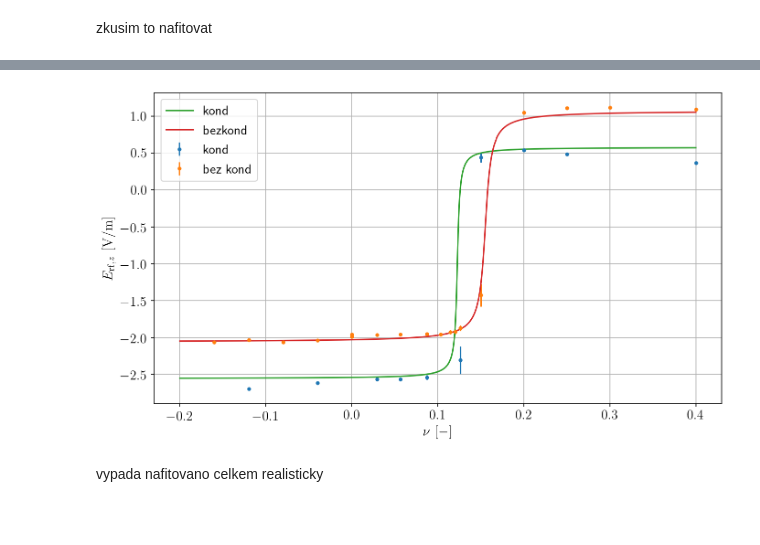
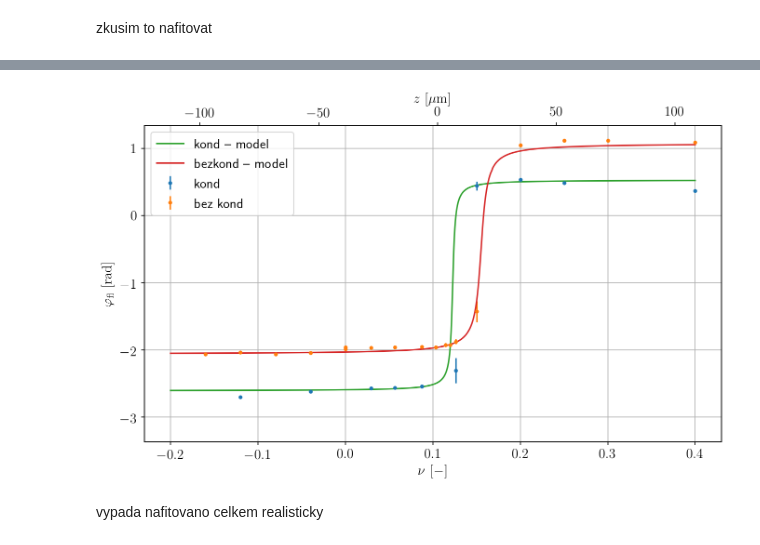
Before and after one commit to dvadlejch/Julia_vypocty_diplomka, a Jupyter notebook: micromotion_measurements/axial_EMM_model_vs_experiment.ipynb, the cells around one changed output, grey strips where cells are left out. Cells and saved outputs as stored; diff of their text form; code cells hidden in the pictures; blank space fills up the shorter version.

Commit message:
plot fitu

```diff
--- a/micromotion_measurements/axial_EMM_model_vs_experiment.ipynb
+++ b/micromotion_measurements/axial_EMM_model_vs_experiment.ipynb
@@ -604,8 +604,8 @@ importuju model
 ## nacteni dat ze souboru
 # pole generovano axialni elektrodou v + 2.25mm
 z_data = np.genfromtxt("axial_field_unitary_rad_ax_delim.txt")[:,1]
-E_field_ax_data = np.genfromtxt("axial_field_unitary_rad_ax_delim.txt")[:,2]/4
-E_field_rad_data_par = np.genfromtxt("axial_field_unitary_rad_ax_delim.txt")[:,3]/4
+E_field_ax_data = np.genfromtxt("axial_field_unitary_rad_ax_delim.txt")[:,2]
+E_field_rad_data_par = np.genfromtxt("axial_field_unitary_rad_ax_delim.txt")[:,3]
 E_field_rad_data_jedna = E_field_rad_data_par/2 # pole generovane jednou radialni elektrodou na ose z je polovicni oproti poli
 # E_field_rad_data_jedna = E_field_rad_data_par         # ve vypoctu se mi nekde objevil faktor 4
 
@@ -989,7 +991,7 @@ from scipy.optimize import least_squares
 x0 = np.array( [700, 500, -200, 1] )
 
 # bbounds = ([150,150,-200, 1, 0, 0],[1000,1000,200, 100, 2*np.pi, 2*np.pi] )
-bbounds = ([150,150,-200, 1],[1000,1000,200, 100] )
+bbounds = ([150,150,-200, 0.1],[1000,1000,200, 100] )
 
 # fit = least_squares(fit_resid_E_amp_cond_bezcond, x0, args=(nu_cond, nu_bezcond, E_rf_cond, E_rf) , ftol=1e-10, xtol=1e-10)
 fit = least_squares(fit_resid_E_amp_cond_bezcond, x0, args=(nu_cond, nu_bezcond, E_rf_cond, E_rf) , ftol=1e-10, xtol=1e-10,
@@ -1057,27 +1158,38 @@ plt.grid()
 # %%
 E_rf_phase_bezcond = np.unwrap( E_rf_asym_phase_nu(Vrf_bezcond, phi_bezcond, delta_z_ax,nu_range,
                                                    (E_field_rad_jedna , E_field_ax_5, E_field_ax_6) ) ) - 2*np.pi
 E_rf_phase_cond = np.unwrap( E_rf_asym_phase_nu(Vrf_cond, phi_cond, delta_z_ax,nu_range,
                                                 (E_field_rad_jedna , E_field_ax_5, E_field_ax_6) ) ) - 2*np.pi
 
 my_dpi = 150
 siz = 100
 sizex = 16*siz
 sizey = 9*siz
 
 plt.figure(figsize=(sizex/my_dpi, sizey/my_dpi), dpi=my_dpi)
-plt.errorbar(nu_cond, fot_phi_cond, yerr=fot_phi_cond_sigma, fmt='.', label=r'kond')
-plt.errorbar(nu_bezcond, fot_phi, yerr=fot_phi_sigma,  fmt='.', label=r'bez kond')
-plt.plot(nu_range, E_rf_phase_cond+0.6, label=r'kond')
-plt.plot(nu_range, E_rf_phase_bezcond+1.1, label=r'bezkond')
 
-plt.xlabel(r"$ \nu \, \, \rm [-]$")
-plt.ylabel(r"$ E_{\rm rf, \it z} \, \, \rm [V/m]$")
+x = plt.gca()
 
-plt.legend()
-plt.grid()
+x.errorbar(nu_cond, fot_phi_cond, yerr=fot_phi_cond_sigma, fmt='.', label=r'kond')
+x.errorbar(nu_bezcond, fot_phi, yerr=fot_phi_sigma,  fmt='.', label=r'bez kond')
+x.plot(nu_range, E_rf_phase_cond+0.55, label=r'kond -- model')
+x.plot(nu_range, E_rf_phase_bezcond+1.1, label=r'bezkond -- model')
+
+x2 = plt.twiny()
+
+invisibleline = x2.plot(z_range, E_rf_phase_cond, alpha=0)
+
+x.set_xlabel(r"$ \nu \, \, \rm [-]$")
+x.set_ylabel(r"$ \varphi_{\rm fl} \, \, \rm [rad]$")
+x2.set_xlabel(r"$z \, \, \rm [\mu m]$")
+
+x.legend()
+x.grid()
+
+# save
+# plt.savefig("/home/dan/diplomka_winfiles/Julia_vypocty_diplomka/julia_plots/axial_MM_fit_faze.png", bbox_inches="tight")
 # %% [output]
-[figure, old version]
+[figure, new version]
 # %% [markdown]
 vypada nafitovano celkem realisticky
 # %% [markdown]
```
Also changed, not shown: parts of 9 cells of this notebook.
